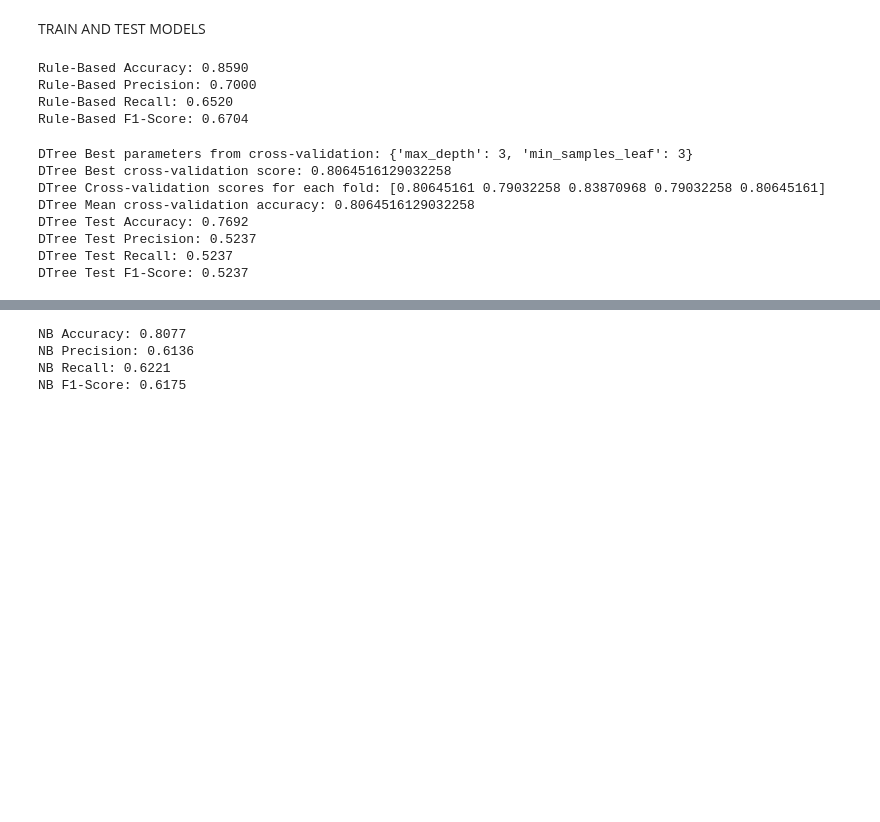
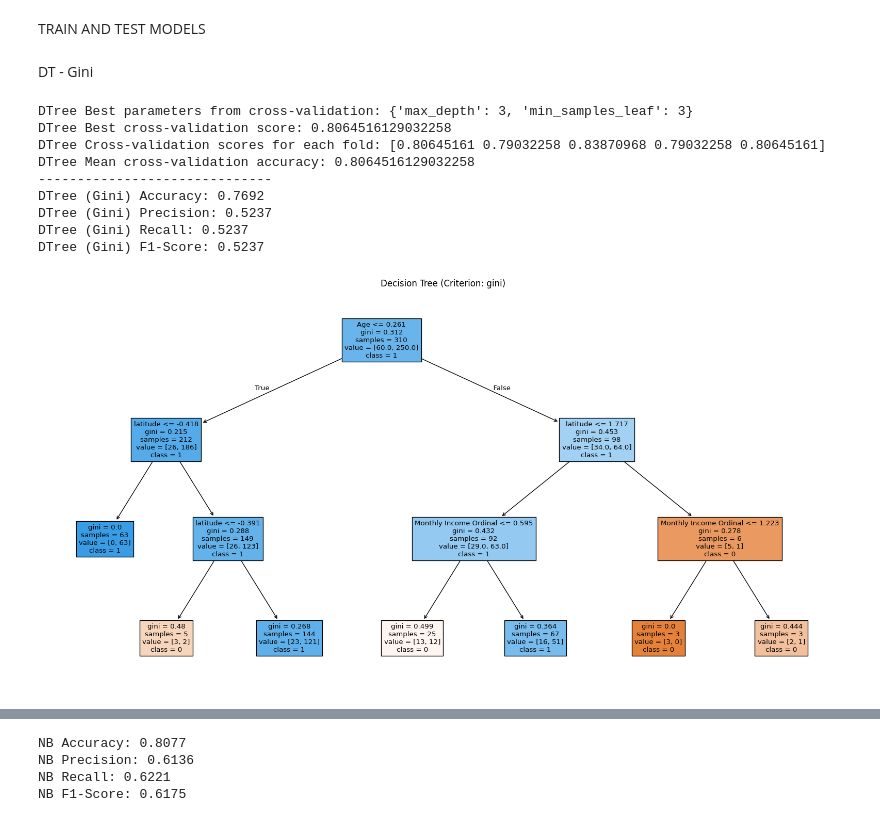
Before and after one commit to danial-baraty/OnlineFoodStoreClassification, a Jupyter notebook: Classification.ipynb, the cells around one changed output, grey strips where cells are left out. Drawn from its saved outputs; the diff is of its cells as text; code cells hidden in the pictures; blank space fills up the shorter version.

```diff
--- a/Classification.ipynb
+++ b/Classification.ipynb
@@ -248,85 +252,80 @@ data.head(10)
 | 9 | 23 | 0 | 4 | 12.9854 | 77.7081 | 560048 | 1 | 0 | ... |
 # %% [markdown]
 TRAIN AND TEST MODELS
-# %%
-X = data.drop('Feedback', axis=1).values
-y = data['Feedback'].values
-
-scaler = StandardScaler()
-X_scaled = scaler.fit_transform(X)
-
-X_train, X_test, y_train, y_test = train_test_split(X_scaled, y, test_size=0.2, random_state=42)
-
-clf = RuleFit(max_rules=200)
-
-clf.fit(X_train, y_train)
-
-predictions = clf.predict(X_test)
-
-predictions_binary = (predictions > 0.5).astype(int)
-
-precision = precision_score(y_test, predictions_binary, average='macro')
-recall = recall_score(y_test, predictions_binary, average='macro')
-f1 = f1_score(y_test, predictions_binary, average='macro')
-accuracy = accuracy_score(y_test, predictions_binary)
-
-print(f"Rule-Based Accuracy: {accuracy:.4f}")
-print(f"Rule-Based Precision: {precision:.4f}")
-print(f"Rule-Based Recall: {recall:.4f}")
-print(f"Rule-Based F1-Score: {f1:.4f}")
-# %% [output]
-Rule-Based Accuracy: 0.8590
-Rule-Based Precision: 0.7000
-Rule-Based Recall: 0.6520
-Rule-Based F1-Score: 0.6704
+# %% [markdown]
+DT - Gini
 # %%
+# Split data into features and labels
 X = data.drop('Feedback', axis=1).values
 y = data['Feedback'].values
 
+# Split into training and testing sets
 X_train_full, X_test, y_train_full, y_test = train_test_split(X, y, test_size=0.2, random_state=42)
 
+# Standardize the data
 scaler = StandardScaler()
 X_train_full_scaled = scaler.fit_transform(X_train_full)
 X_test_scaled = scaler.transform(X_test)
 
+# Set up parameters for grid search
 params = {
     'max_depth': [2, 3, 4, 5],
     'min_samples_leaf': [2, 3, 4]
 }
 
+# Initialize classifier
 clf = DecisionTreeClassifier()
 
+# Set up cross-validation scheme
 skf = StratifiedKFold(n_splits=5, shuffle=True, random_state=42)
 
+# Perform grid search
 grid_search = GridSearchCV(clf, params, cv=skf, scoring='accuracy', n_jobs=-1)
 grid_search.fit(X_train_full_scaled, y_train_full)
 
 print("DTree Best parameters from cross-validation:", grid_search.best_params_)
 print("DTree Best cross-validation score:", grid_search.best_score_)
 
+# Best estimator from grid search
 best_clf = grid_search.best_estimator_
+
+# Cross-validation scores for the best estimator
 fold_accuracies = cross_val_score(best_clf, X_train_full_scaled, y_train_full, cv=skf)
-
 print("DTree Cross-validation scores for each fold:", fold_accuracies)
 print("DTree Mean cross-validation accuracy:", fold_accuracies.mean())
 
+# Separate cross-validation and test metrics
+print("-" * 30)  # Dashed line for separation
+
+# Predictions on test set
 y_pred = best_clf.predict(X_test_scaled)
 
+# Calculate and print test metrics
 test_accuracy = accuracy_score(y_test, y_pred)
 test_precision = precision_score(y_test, y_pred, average='macro')
 test_recall = recall_score(y_test, y_pred, average='macro')
 test_f1 = f1_score(y_test, y_pred, average='macro')
 
-print(f"DTree Test Accuracy: {test_accuracy:.4f}")
-print(f"DTree Test Precision: {test_precision:.4f}")
-print(f"DTree Test Recall: {test_recall:.4f}")
-print(f"DTree Test F1-Score: {test_f1:.4f}")
+print(f"DTree (Gini) Accuracy: {test_accuracy:.4f}")
+print(f"DTree (Gini) Precision: {test_precision:.4f}")
+print(f"DTree (Gini) Recall: {test_recall:.4f}")
+print(f"DTree (Gini) F1-Score: {test_f1:.4f}")
+
+# Plot the decision tree
+plt.figure(figsize=(20, 10))
+plot_tree(best_clf, filled=True, feature_names=data.drop('Feedback', axis=1).columns,
+          class_names=[str(cls) for cls in best_clf.classes_],
+          impurity=True)  # impurity=True to show the splitting criterion (Gini)
+plt.title(f"Decision Tree (Criterion: {best_clf.criterion})")
+plt.show()
 # %% [output]
 DTree Best parameters from cross-validation: {'max_depth': 3, 'min_samples_leaf': 3}
 DTree Best cross-validation score: 0.8064516129032258
 DTree Cross-validation scores for each fold: [0.80645161 0.79032258 0.83870968 0.79032258 0.80645161]
 DTree Mean cross-validation accuracy: 0.8064516129032258
-DTree Test Accuracy: 0.7692
-DTree Test Precision: 0.5237
-DTree Test Recall: 0.5237
-DTree Test F1-Score: 0.5237
+------------------------------
+DTree (Gini) Accuracy: 0.7692
+DTree (Gini) Precision: 0.5237
+DTree (Gini) Recall: 0.5237
+DTree (Gini) F1-Score: 0.5237
+[figure, added]
```
Also changed, not shown: parts of 8 cells of this notebook.
